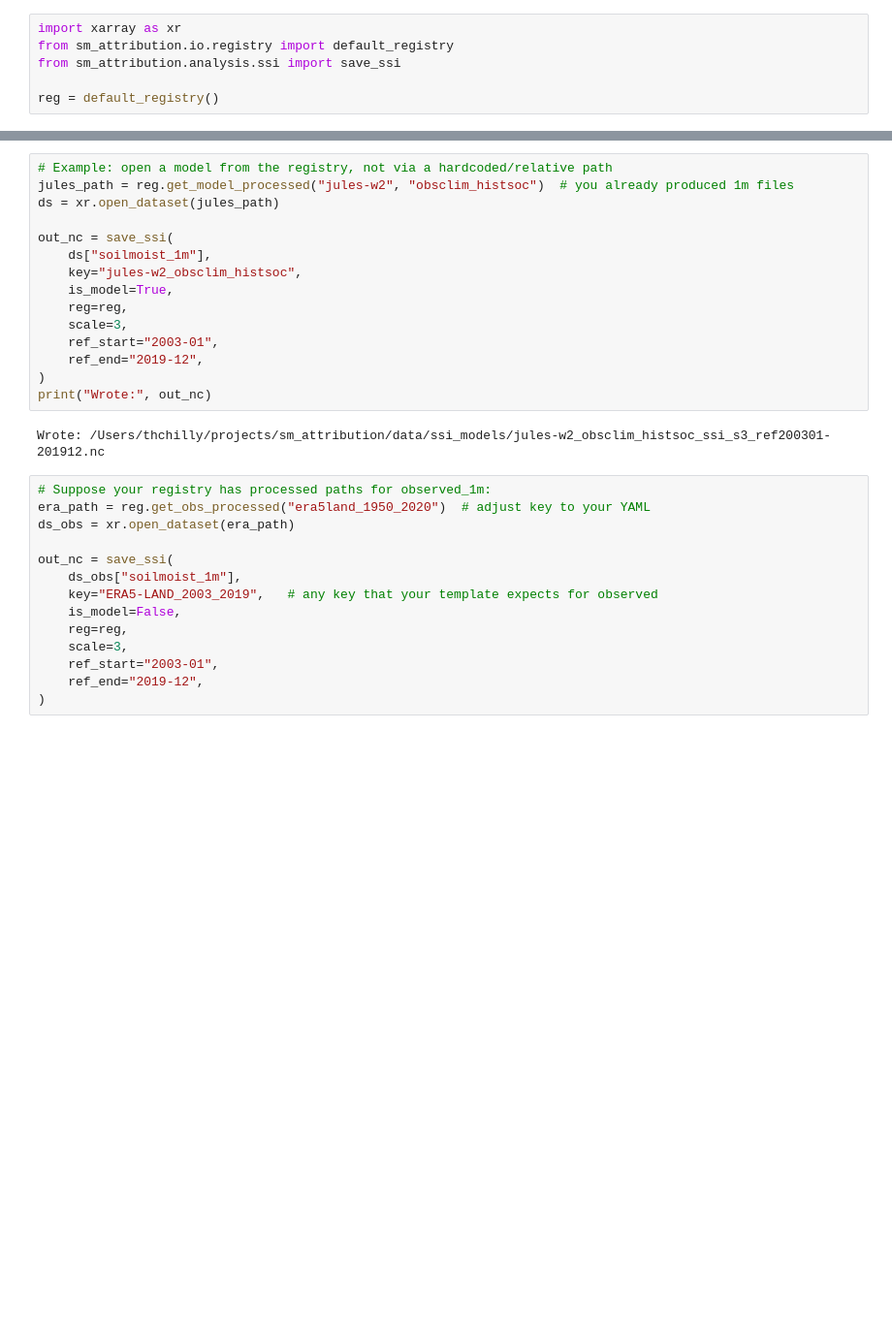
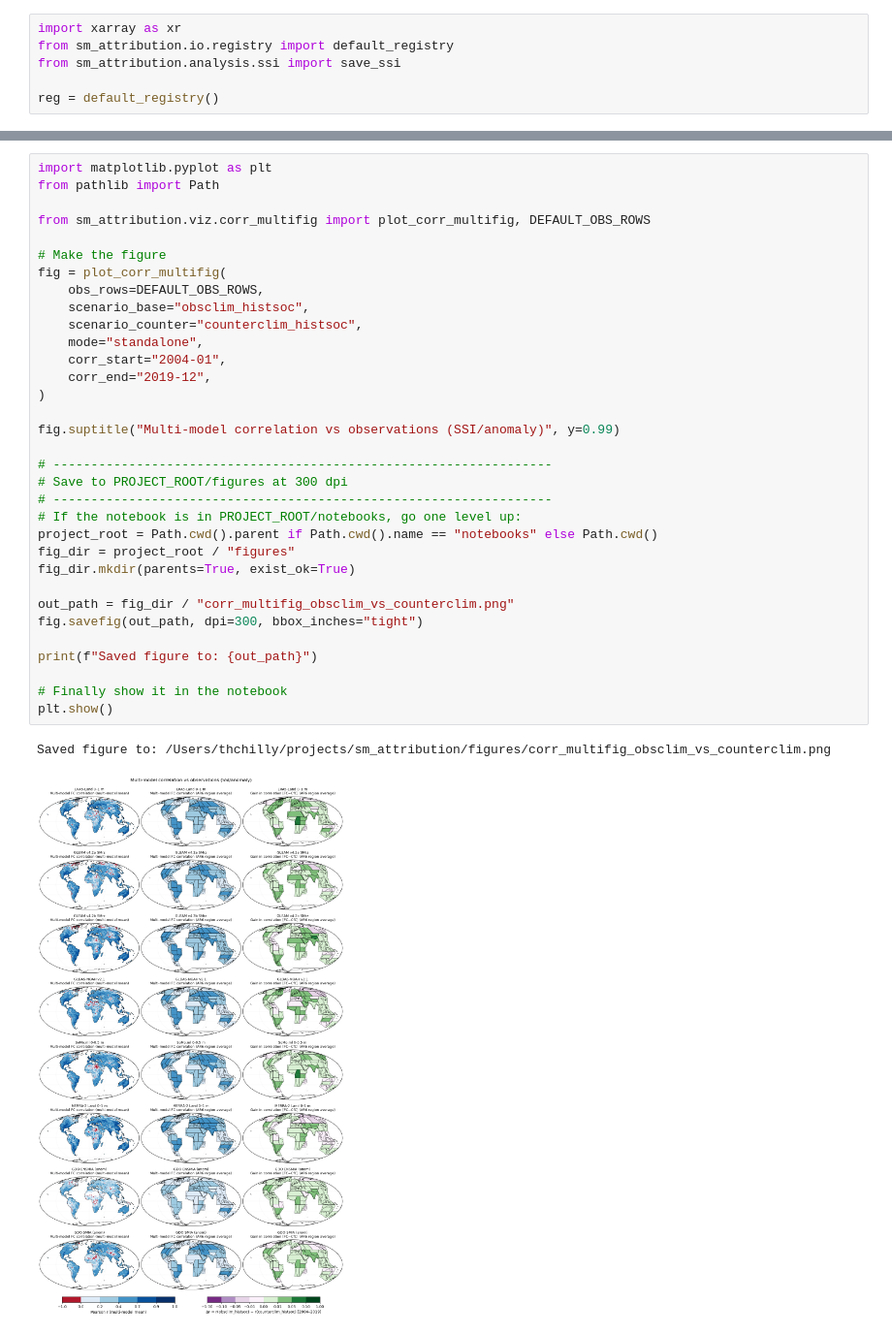
Before and after one commit to thchilly/sm_attribution, a Jupyter notebook: notebooks/02_ssi_and_correlations.ipynb, the cells around one changed output, grey strips where cells are left out. Shown at 97% size. Saved outputs shown, nothing was run; the diff lists cells and outputs as text; blank space fills up the shorter version.

Commit message:
Added notebook with correlation multifig creation. Updated plotting pipeline. Appearance enchancements.

```diff
--- a/notebooks/02_ssi_and_correlations.ipynb
+++ b/notebooks/02_ssi_and_correlations.ipynb
@@ -24,31 +24,36 @@ Wrote: /Users/thchilly/projects/sm_attribution/data/ssi_models/h08_obsclim_hists
-# %%
-# Example: open a model from the registry, not via a hardcoded/relative path
-jules_path = reg.get_model_processed("jules-w2", "obsclim_histsoc")  # you already produced 1m files
-ds = xr.open_dataset(jules_path)
-
-out_nc = save_ssi(
-    ds["soilmoist_1m"],
-    key="jules-w2_obsclim_histsoc",
-    is_model=True,
-    reg=reg,
-    scale=3,
-    ref_start="2003-01",
-    ref_end="2019-12",
-)
-print("Wrote:", out_nc)
-# %% [output]
-Wrote: /Users/thchilly/projects/sm_attribution/data/ssi_models/jules-w2_obsclim_histsoc_ssi_s3_ref200301-201912.nc
-# %%
-# Suppose your registry has processed paths for observed_1m:
-era_path = reg.get_obs_processed("era5land_1950_2020")  # adjust key to your YAML
-ds_obs = xr.open_dataset(era_path)
-
-out_nc = save_ssi(
-    ds_obs["soilmoist_1m"],
-    key="ERA5-LAND_2003_2019",   # any key that your template expects for observed
-    is_model=False,
-    reg=reg,
-    scale=3,
-    ref_start="2003-01",
-    ref_end="2019-12",
-)
+# %%
+import matplotlib.pyplot as plt
+from pathlib import Path
+
+from sm_attribution.viz.corr_multifig import plot_corr_multifig, DEFAULT_OBS_ROWS
+
+# Make the figure
+fig = plot_corr_multifig(
+    obs_rows=DEFAULT_OBS_ROWS,
+    scenario_base="obsclim_histsoc",
+    scenario_counter="counterclim_histsoc",
+    mode="standalone",
+    corr_start="2004-01",
+    corr_end="2019-12",
+)
+
+fig.suptitle("Multi-model correlation vs observations (SSI/anomaly)", y=0.99)
+
+# ------------------------------------------------------------------
+# Save to PROJECT_ROOT/figures at 300 dpi
+# ------------------------------------------------------------------
+# If the notebook is in PROJECT_ROOT/notebooks, go one level up:
+project_root = Path.cwd().parent if Path.cwd().name == "notebooks" else Path.cwd()
+fig_dir = project_root / "figures"
+fig_dir.mkdir(parents=True, exist_ok=True)
+
+out_path = fig_dir / "corr_multifig_obsclim_vs_counterclim.png"
+fig.savefig(out_path, dpi=300, bbox_inches="tight")
+
+print(f"Saved figure to: {out_path}")
+
+# Finally show it in the notebook
+plt.show()
+# %% [output]
+Saved figure to: /Users/thchilly/projects/sm_attribution/figures/corr_multifig_obsclim_vs_counterclim.png
+[figure, added]
```
Also changed, not shown: parts of 1 cell of this notebook, 2 other files.
